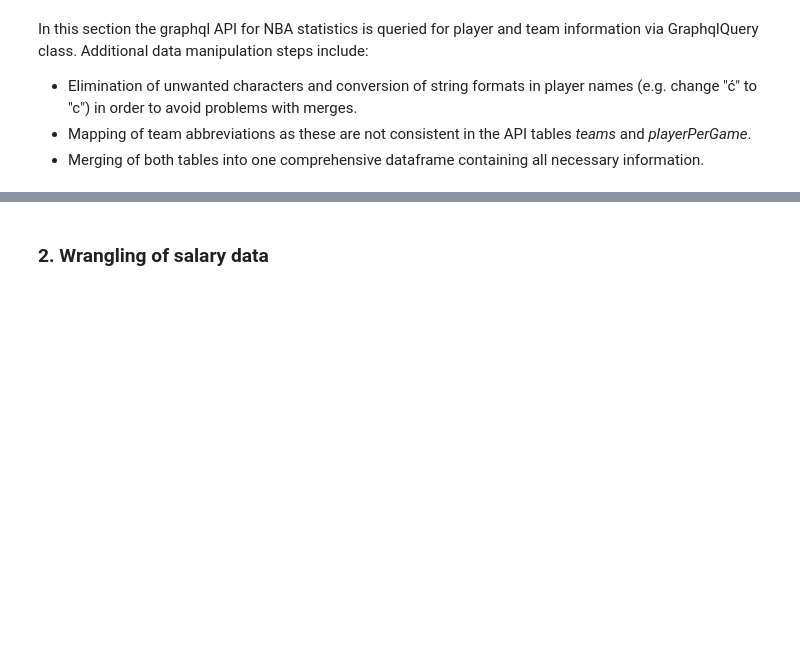
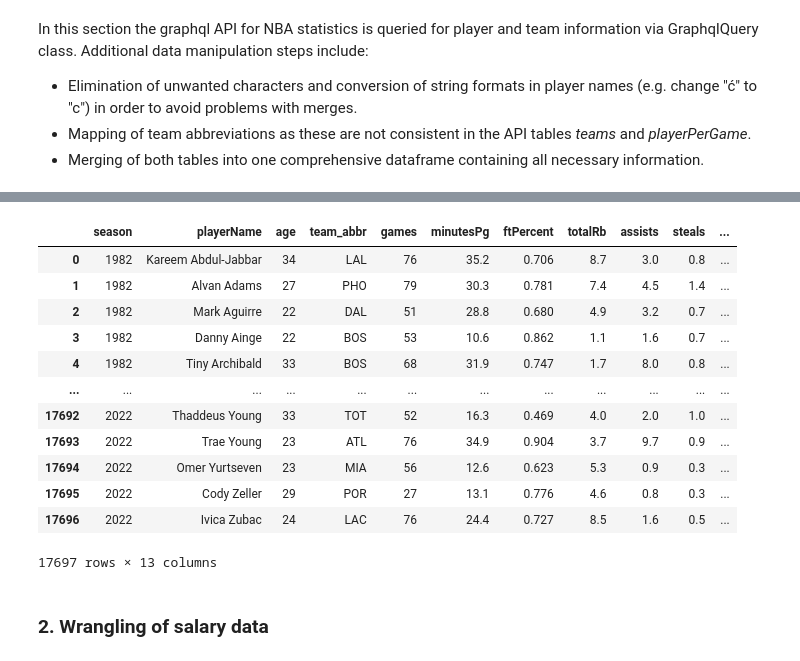
Before and after one commit to BenjaminCereda/nba-data-science-projects, a Jupyter notebook: NBA_Salary_Project.ipynb, the cells around one changed output, grey strips where cells are left out. Saved outputs shown, nothing was run; the diff lists cells and outputs as text; code cells hidden in the pictures; blank space fills up the shorter version.

```diff
--- a/NBA_Salary_Project.ipynb
+++ b/NBA_Salary_Project.ipynb
@@ -144,3 +144,37 @@ AttributeError: 'NoneType' object has no attribute 'playerName'
+# %%
+columns = ['season', 'player', 'team_id', 'age', 'g', 'mp_per_g', 'pts_per_g', 'ft_pct',
+           'ast_per_g', 'trb_per_g', 'stl_per_g', 'tov_per_g', 'blk_per_g']
+
+player_stats = pd.read_csv('NBA_Dataset.csv', usecols=columns)
+player_stats = player_stats.rename(columns=
+    {'player' : 'playerName',
+     'team_id' : 'team_abbr',
+     'g' : 'games',
+     'mp_per_g' : 'minutesPg',
+     'pts_per_g' : 'points',
+     'ft_pct' : 'ftPercent',
+     'ast_per_g' : 'assists',
+     'trb_per_g' : 'totalRb',
+     'stl_per_g' : 'steals',
+     'tov_per_g' : 'turnovers',
+     'blk_per_g' : 'blocks'
+    })
+
+player_stats
+# %% [output]
+|  | season | playerName | age | team_abbr | games | minutesPg | ftPercent | totalRb | assists | steals | ... |
+| 0 | 1982 | Kareem Abdul-Jabbar | 34 | LAL | 76 | 35.2 | 0.706 | 8.7 | 3.0 | 0.8 | ... |
+| 1 | 1982 | Alvan Adams | 27 | PHO | 79 | 30.3 | 0.781 | 7.4 | 4.5 | 1.4 | ... |
+| 2 | 1982 | Mark Aguirre | 22 | DAL | 51 | 28.8 | 0.680 | 4.9 | 3.2 | 0.7 | ... |
+| 3 | 1982 | Danny Ainge | 22 | BOS | 53 | 10.6 | 0.862 | 1.1 | 1.6 | 0.7 | ... |
+| 4 | 1982 | Tiny Archibald | 33 | BOS | 68 | 31.9 | 0.747 | 1.7 | 8.0 | 0.8 | ... |
+| ... | ... | ... | ... | ... | ... | ... | ... | ... | ... | ... | ... |
+| 17692 | 2022 | Thaddeus Young | 33 | TOT | 52 | 16.3 | 0.469 | 4.0 | 2.0 | 1.0 | ... |
+| 17693 | 2022 | Trae Young | 23 | ATL | 76 | 34.9 | 0.904 | 3.7 | 9.7 | 0.9 | ... |
+| 17694 | 2022 | Omer Yurtseven | 23 | MIA | 56 | 12.6 | 0.623 | 5.3 | 0.9 | 0.3 | ... |
+| 17695 | 2022 | Cody Zeller | 29 | POR | 27 | 13.1 | 0.776 | 4.6 | 0.8 | 0.3 | ... |
+| 17696 | 2022 | Ivica Zubac | 24 | LAC | 76 | 24.4 | 0.727 | 8.5 | 1.6 | 0.5 | ... |
+17697 rows × 13 columns
 # %% [markdown]
 ### 2. Wrangling of salary data
 # %% [markdown]
```
Also changed, not shown: parts of 13 cells of this notebook, 1 other file.
